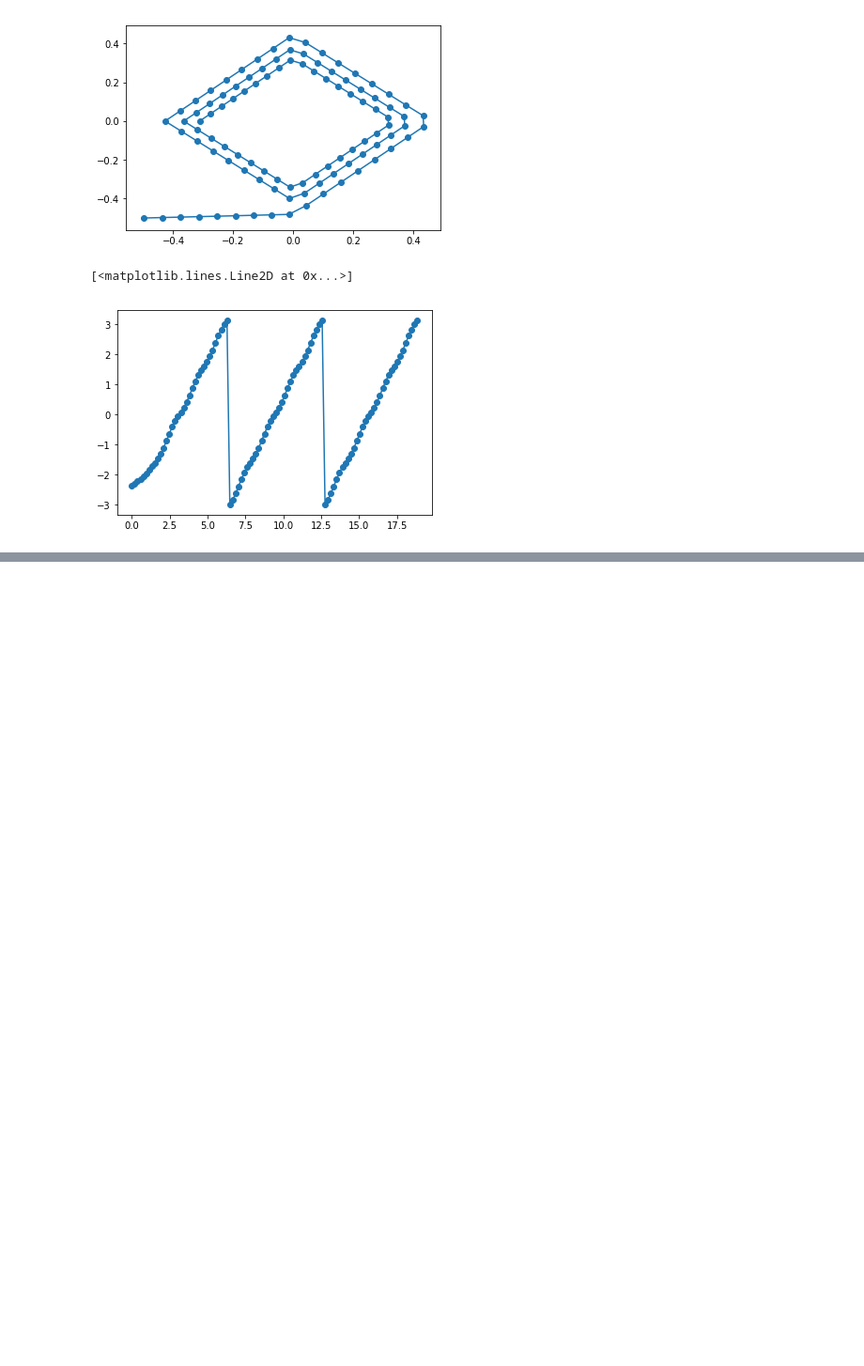
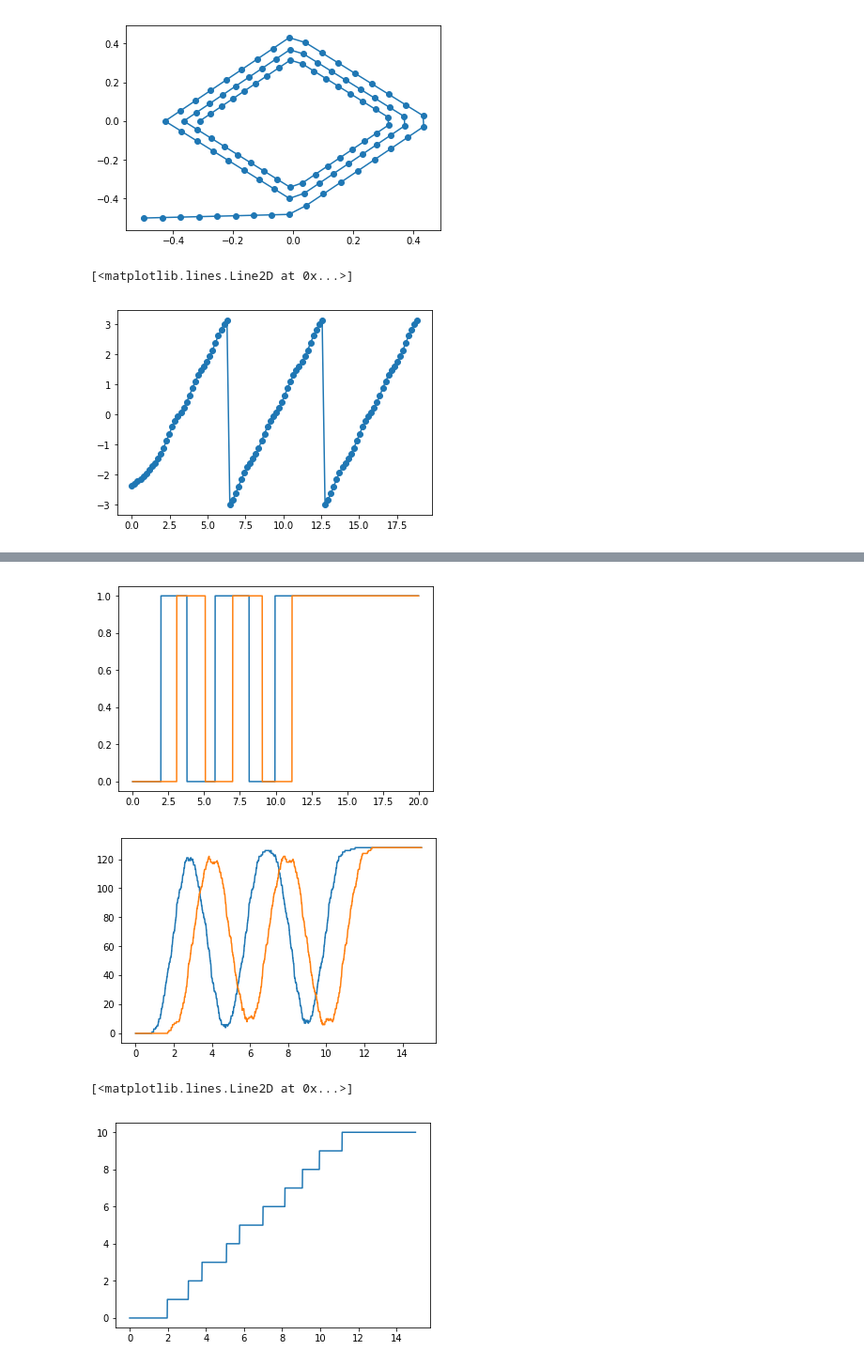
Before and after one commit to acidbourbon/lab_bench, a Jupyter notebook: workdir/jupyter/software_examples/sigproc_kit/gatemate_quadrature.ipynb, the cells around one changed output, grey strips where cells are left out. Shown at 94% size. Drawn from its saved outputs; the diff is of its cells as text; code cells hidden in the pictures; blank space fills up the shorter version.

```diff
--- a/workdir/jupyter/software_examples/sigproc_kit/gatemate_quadrature.ipynb
+++ b/workdir/jupyter/software_examples/sigproc_kit/gatemate_quadrature.ipynb
@@ -44,0 +63,56 @@ plt.plot(t,np.arctan2(q,p))
+# %%
+xscale=2
+
+x = np.arange(0,20,10e-3/xscale)
+y1 = np.zeros(len(x))
+y2 = np.zeros(len(x))
+y3 = np.zeros(len(x))
+
+
+fuzzx = 15*xscale
+
+
+sign1 = 1;
+sign2 = 1;
+
+for i in range(10):
+    pos =  int(200*xscale + 100*xscale*i + np.random.randn()*fuzzx)
+    if i % 2 == 0:
+        y1[pos] += sign1
+        sign1 *= -1
+    else:
+        y2[pos] += sign2
+        sign2 *= -1
+    y3[pos] += 1
+
+
+xor1 = np.cumsum(y1)
+xor2 = np.cumsum(y2)
+coarse = np.cumsum(y3)
+
+plt.plot(x,xor1)
+plt.plot(x,xor2)
+
+plt.show()
+
+chain1 = np.convolve(xor1,gauss1,mode="same")
+chain2 = np.convolve(xor2,gauss2,mode="same")
+
+# crop it
+
+mask = (x<15)
+
+x = x[mask]
+chain1 = chain1[mask]
+chain2 = chain2[mask]
+coarse = coarse[mask]
+
+plt.plot(x,chain1)
+plt.plot(x,chain2)
+plt.show()
+plt.plot(x,coarse)
+# %% [output]
+[figure, added]
+[figure, added]
+[<matplotlib.lines.Line2D at 0x...>]
+[figure, added]
```
Also changed, not shown: parts of 4 cells of this notebook, 2 other files.
